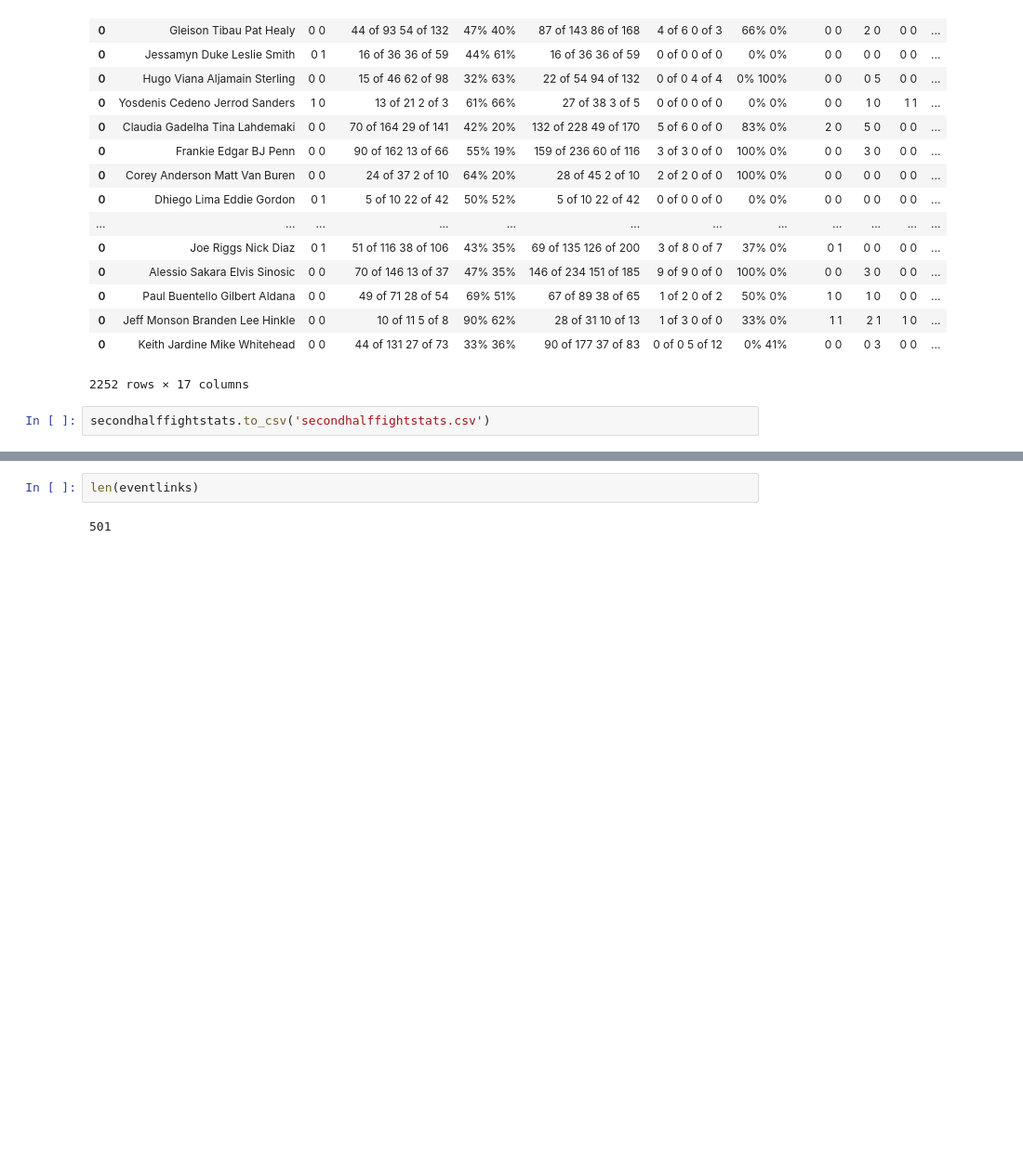
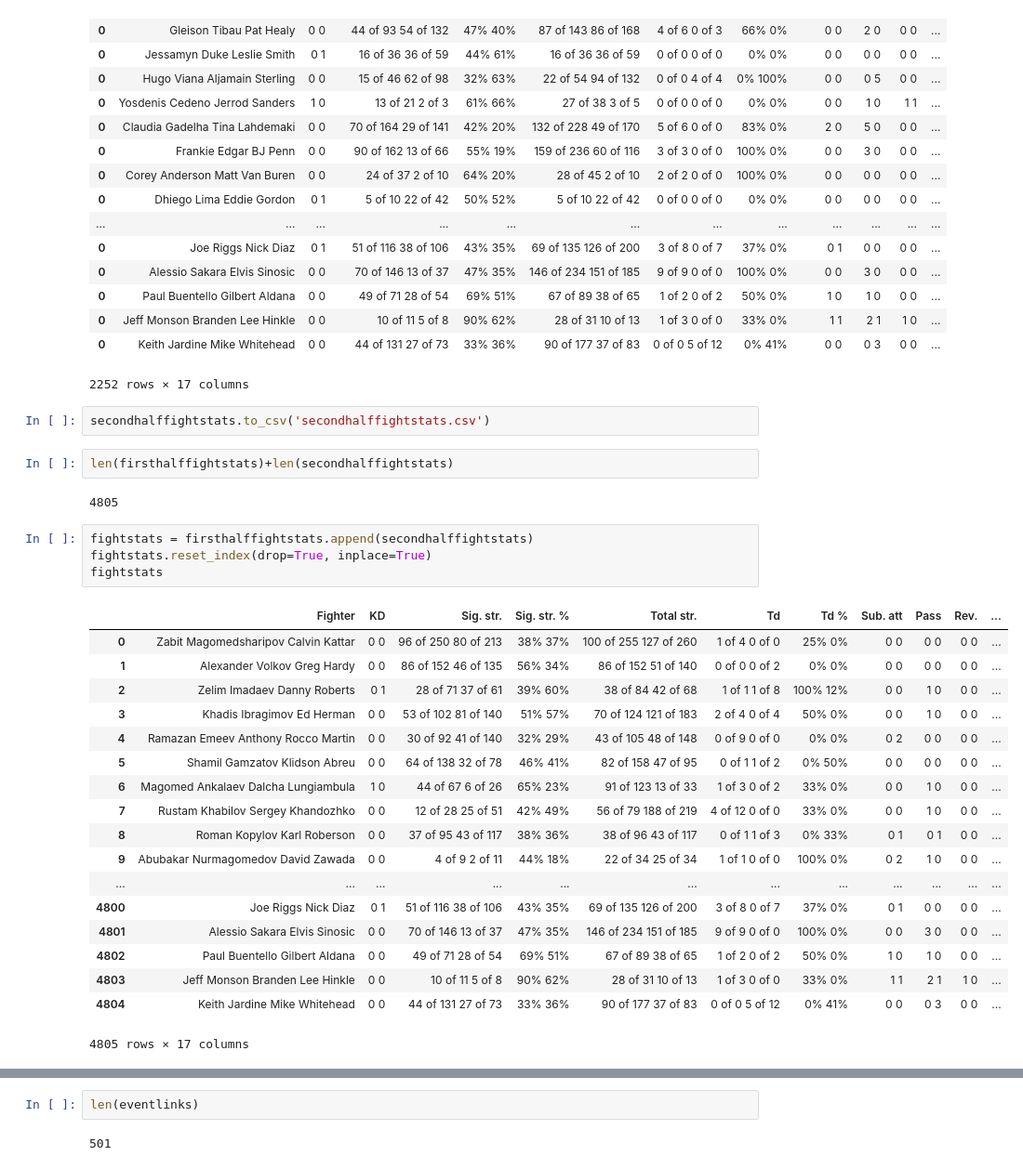
Before and after one commit to hmnathel/UFC_predict, a Jupyter notebook: ufc_stats_data.ipynb, the cells around one changed output, grey strips where cells are left out. Shown at 93% size. Drawn from its saved outputs; the diff is of its cells as text; blank space fills up the shorter version.

```diff
--- a/ufc_stats_data.ipynb
+++ b/ufc_stats_data.ipynb
@@ -433,3 +433,30 @@ secondhalffightstats
 2252 rows × 17 columns
 # %%
 secondhalffightstats.to_csv('secondhalffightstats.csv')
+# %%
+len(firsthalffightstats)+len(secondhalffightstats)
+# %% [output]
+4805
+# %%
+fightstats = firsthalffightstats.append(secondhalffightstats)
+fightstats.reset_index(drop=True, inplace=True)
+fightstats
+# %% [output]
+|  | Fighter | KD | Sig. str. | Sig. str. % | Total str. | Td | Td % | Sub. att | Pass | Rev. | ... |
+| 0 | Zabit Magomedsharipov Calvin Kattar | 0 0 | 96 of 250 80 of 213 | 38% 37% | 100 of 255 127 of 260 | 1 of 4 0 of 0 | 25% 0% | 0 0 | 0 0 | 0 0 | ... |
+| 1 | Alexander Volkov Greg Hardy | 0 0 | 86 of 152 46 of 135 | 56% 34% | 86 of 152 51 of 140 | 0 of 0 0 of 2 | 0% 0% | 0 0 | 0 0 | 0 0 | ... |
+| 2 | Zelim Imadaev Danny Roberts | 0 1 | 28 of 71 37 of 61 | 39% 60% | 38 of 84 42 of 68 | 1 of 1 1 of 8 | 100% 12% | 0 0 | 1 0 | 0 0 | ... |
+| 3 | Khadis Ibragimov Ed Herman | 0 0 | 53 of 102 81 of 140 | 51% 57% | 70 of 124 121 of 183 | 2 of 4 0 of 4 | 50% 0% | 0 0 | 1 0 | 0 0 | ... |
+| 4 | Ramazan Emeev Anthony Rocco Martin | 0 0 | 30 of 92 41 of 140 | 32% 29% | 43 of 105 48 of 148 | 0 of 9 0 of 0 | 0% 0% | 0 2 | 0 0 | 0 0 | ... |
+| 5 | Shamil Gamzatov Klidson Abreu | 0 0 | 64 of 138 32 of 78 | 46% 41% | 82 of 158 47 of 95 | 0 of 1 1 of 2 | 0% 50% | 0 0 | 0 0 | 0 0 | ... |
+| 6 | Magomed Ankalaev Dalcha Lungiambula | 1 0 | 44 of 67 6 of 26 | 65% 23% | 91 of 123 13 of 33 | 1 of 3 0 of 2 | 33% 0% | 0 0 | 1 0 | 0 0 | ... |
+| 7 | Rustam Khabilov Sergey Khandozhko | 0 0 | 12 of 28 25 of 51 | 42% 49% | 56 of 79 188 of 219 | 4 of 12 0 of 0 | 33% 0% | 0 0 | 1 0 | 0 0 | ... |
+| 8 | Roman Kopylov Karl Roberson | 0 0 | 37 of 95 43 of 117 | 38% 36% | 38 of 96 43 of 117 | 0 of 1 1 of 3 | 0% 33% | 0 1 | 0 1 | 0 0 | ... |
+| 9 | Abubakar Nurmagomedov David Zawada | 0 0 | 4 of 9 2 of 11 | 44% 18% | 22 of 34 25 of 34 | 1 of 1 0 of 0 | 100% 0% | 0 2 | 1 0 | 0 0 | ... |
+| ... | ... | ... | ... | ... | ... | ... | ... | ... | ... | ... | ... |
+| 4800 | Joe Riggs Nick Diaz | 0 1 | 51 of 116 38 of 106 | 43% 35% | 69 of 135 126 of 200 | 3 of 8 0 of 7 | 37% 0% | 0 1 | 0 0 | 0 0 | ... |
+| 4801 | Alessio Sakara Elvis Sinosic | 0 0 | 70 of 146 13 of 37 | 47% 35% | 146 of 234 151 of 185 | 9 of 9 0 of 0 | 100% 0% | 0 0 | 3 0 | 0 0 | ... |
+| 4802 | Paul Buentello Gilbert Aldana | 0 0 | 49 of 71 28 of 54 | 69% 51% | 67 of 89 38 of 65 | 1 of 2 0 of 2 | 50% 0% | 1 0 | 1 0 | 0 0 | ... |
+| 4803 | Jeff Monson Branden Lee Hinkle | 0 0 | 10 of 11 5 of 8 | 90% 62% | 28 of 31 10 of 13 | 1 of 3 0 of 0 | 33% 0% | 1 1 | 2 1 | 1 0 | ... |
+| 4804 | Keith Jardine Mike Whitehead | 0 0 | 44 of 131 27 of 73 | 33% 36% | 90 of 177 37 of 83 | 0 of 0 5 of 12 | 0% 41% | 0 0 | 0 3 | 0 0 | ... |
+4805 rows × 17 columns
```
Also changed, not shown: parts of 2 cells of this notebook, 22 other files.
